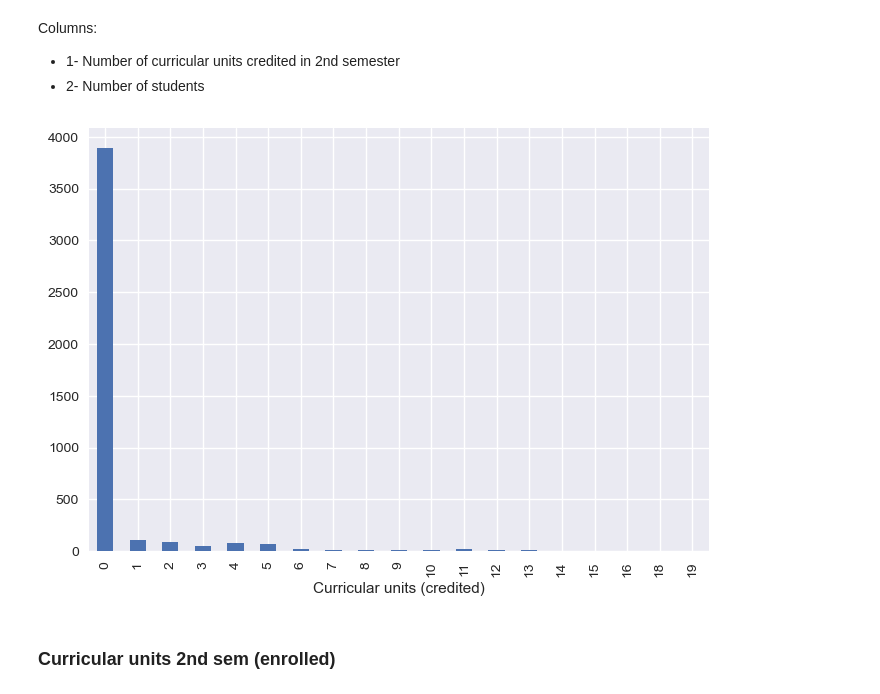
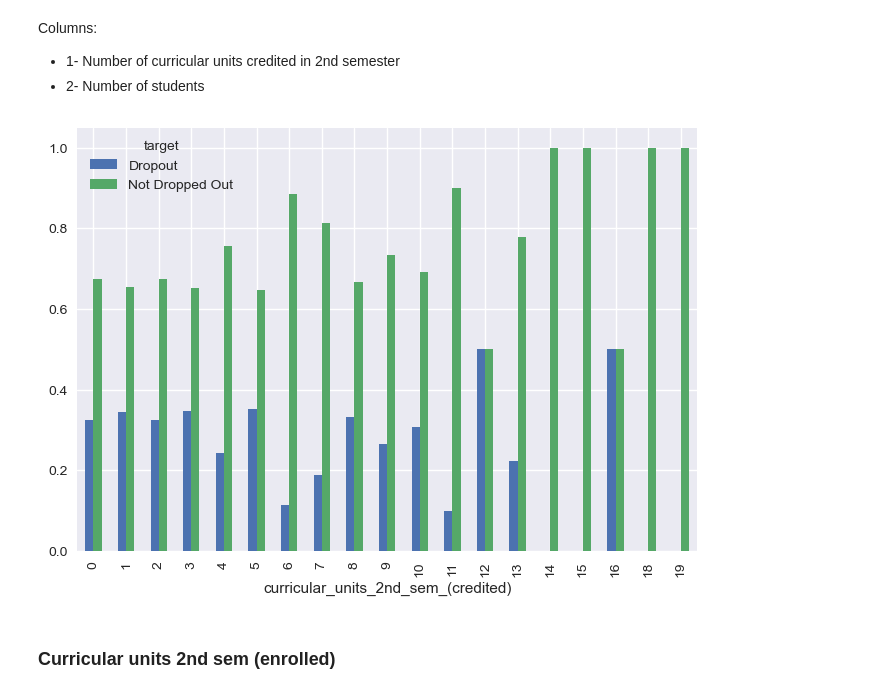
Before and after one commit to AndreJacobsPy/ai-academy-capstone, a Jupyter notebook: exploration.ipynb, the cells around one changed output. Drawn from its saved outputs; the diff is of its cells as text; code cells hidden in the pictures.

Commit message:
Changed plots curricular units 2nd sem

```diff
--- a/exploration.ipynb
+++ b/exploration.ipynb
@@ -1291,10 +1293,12 @@ Name: count, dtype: int64
 Columns:
 - 1- Number of curricular units credited in 2nd semester
 - 2- Number of students
-# %%
-units_2nd_sem_credited.plot(xlabel='Curricular units (credited)', kind='bar');
-# %% [output]
-[figure, removed]
+# %%
+number_curricular_units_2nd_df = binary_df.copy()
+group_data_for_plotting(number_curricular_units_2nd_df, "curricular_units_2nd_sem_(credited)").plot(kind="bar")
+plt.show()
+# %% [output]
+[figure, added]
 # %% [markdown]
 ### Curricular units 2nd sem (enrolled) <a class="anchor" id="twenty-ninth-bullet">
 # %%
```
Also changed, not shown: parts of 16 cells of this notebook.
